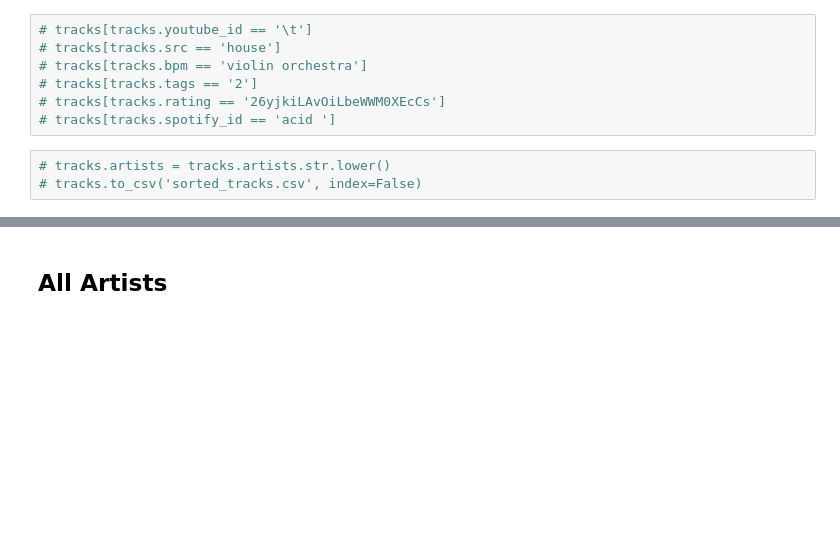
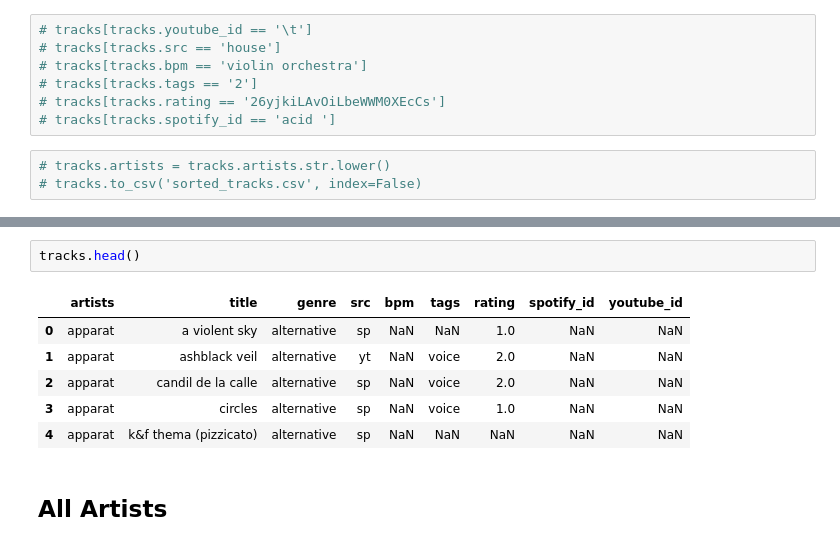
Before and after one commit to alegaballo/Tools, a Jupyter notebook: playlist_creator/analytics.ipynb, the cells around one changed output, grey strips where cells are left out. Cells and saved outputs as stored; diff of their text form; blank space fills up the shorter version.

```diff
--- a/playlist_creator/analytics.ipynb
+++ b/playlist_creator/analytics.ipynb
@@ -113,3 +154,12 @@ https://open.spotify.com/track/0FO09rQ0ACkUlLRT7jWFQF
+# %%
+tracks.head()
+# %% [output]
+|  | artists | title | genre | src | bpm | tags | rating | spotify_id | youtube_id |
+| 0 | apparat | a violent sky | alternative | sp | NaN | NaN | 1.0 | NaN | NaN |
+| 1 | apparat | ashblack veil | alternative | yt | NaN | voice | 2.0 | NaN | NaN |
+| 2 | apparat | candil de la calle | alternative | sp | NaN | voice | 2.0 | NaN | NaN |
+| 3 | apparat | circles | alternative | sp | NaN | voice | 1.0 | NaN | NaN |
+| 4 | apparat | k&f thema (pizzicato) | alternative | sp | NaN | NaN | NaN | NaN | NaN |
 # %% [markdown]
 ## All Artists
 # %%
```
Also changed, not shown: parts of 7 cells of this notebook, 1 other file.
